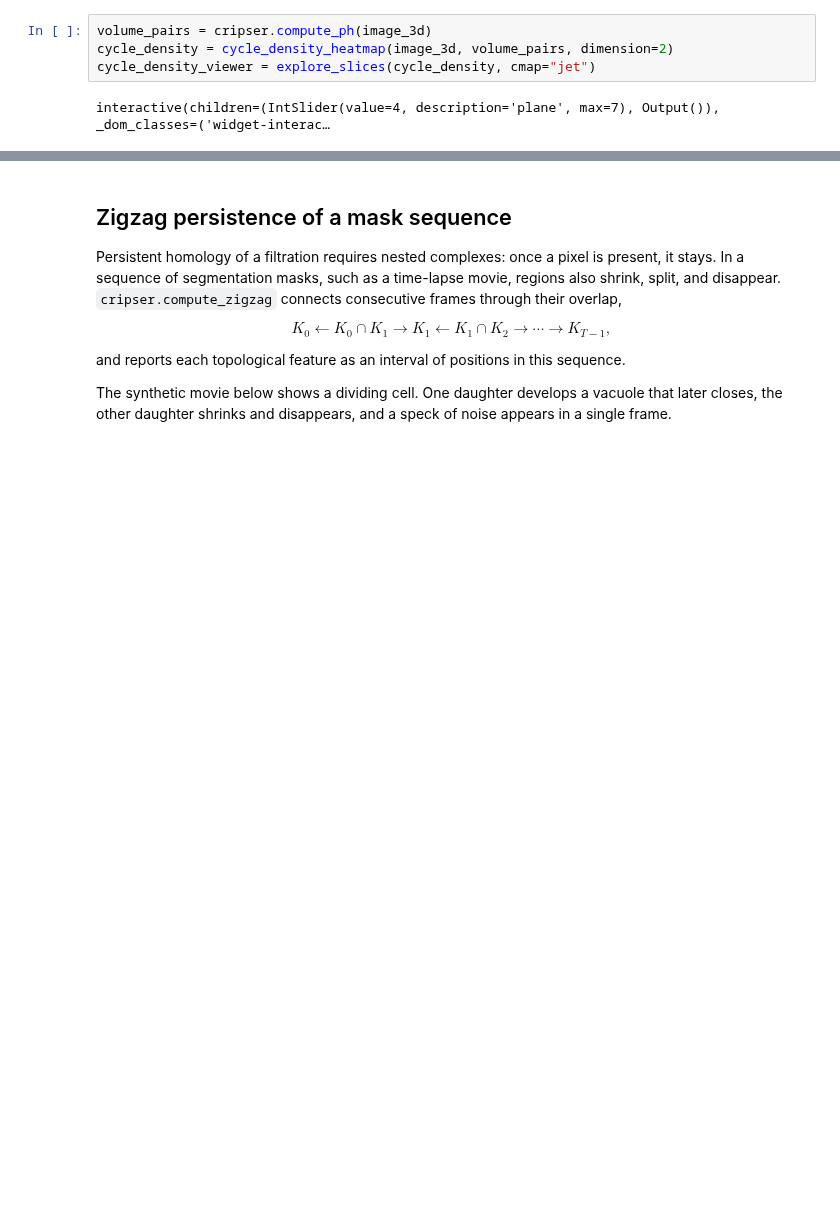
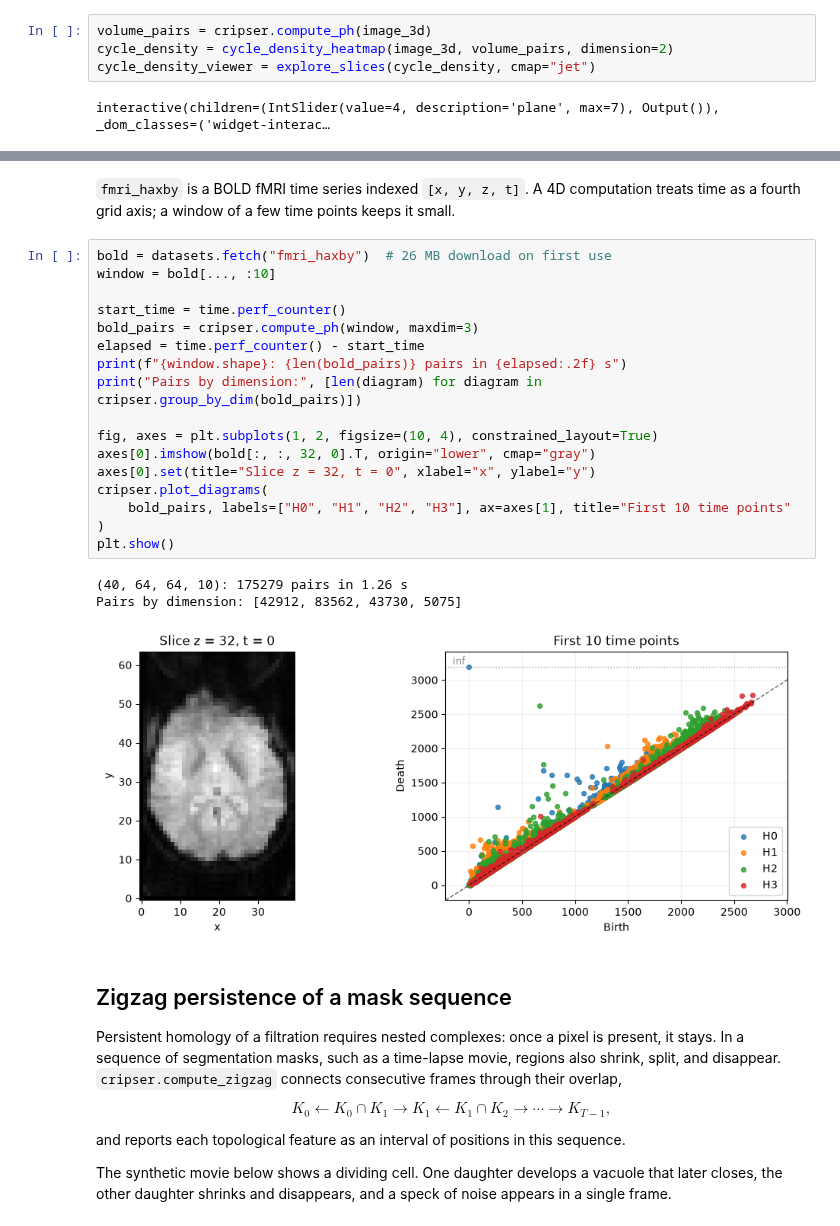
Before and after one commit to shizuo-kaji/CubicalRipser, a Jupyter notebook: demo/cubicalripser.ipynb, the cells around one changed output, grey strips where cells are left out. Drawn from its saved outputs; the diff is of its cells as text; blank space fills up the shorter version.

```diff
--- a/demo/cubicalripser.ipynb
+++ b/demo/cubicalripser.ipynb
@@ -722,3 +817,26 @@ interactive(children=(IntSlider(value=4, description='plane', max=7), Output()),
+# %% [markdown]
+`fmri_haxby` is a BOLD fMRI time series indexed `[x, y, z, t]`. A 4D computation treats time as a fourth grid axis; a window of a few time points keeps it small.
+# %%
+bold = datasets.fetch("fmri_haxby")  # 26 MB download on first use
+window = bold[..., :10]
+
+start_time = time.perf_counter()
+bold_pairs = cripser.compute_ph(window, maxdim=3)
+elapsed = time.perf_counter() - start_time
+print(f"{window.shape}: {len(bold_pairs)} pairs in {elapsed:.2f} s")
+print("Pairs by dimension:", [len(diagram) for diagram in cripser.group_by_dim(bold_pairs)])
+
+fig, axes = plt.subplots(1, 2, figsize=(10, 4), constrained_layout=True)
+axes[0].imshow(bold[:, :, 32, 0].T, origin="lower", cmap="gray")
+axes[0].set(title="Slice z = 32, t = 0", xlabel="x", ylabel="y")
+cripser.plot_diagrams(
+    bold_pairs, labels=["H0", "H1", "H2", "H3"], ax=axes[1], title="First 10 time points"
+)
+plt.show()
+# %% [output]
+(40, 64, 64, 10): 175279 pairs in 1.26 s
+Pairs by dimension: [42912, 83562, 43730, 5075]
+[figure, added]
 # %% [markdown]
 <a id="zigzag-persistence"></a>
 ## Zigzag persistence of a mask sequence
```
Also changed, not shown: parts of 12 cells of this notebook.
